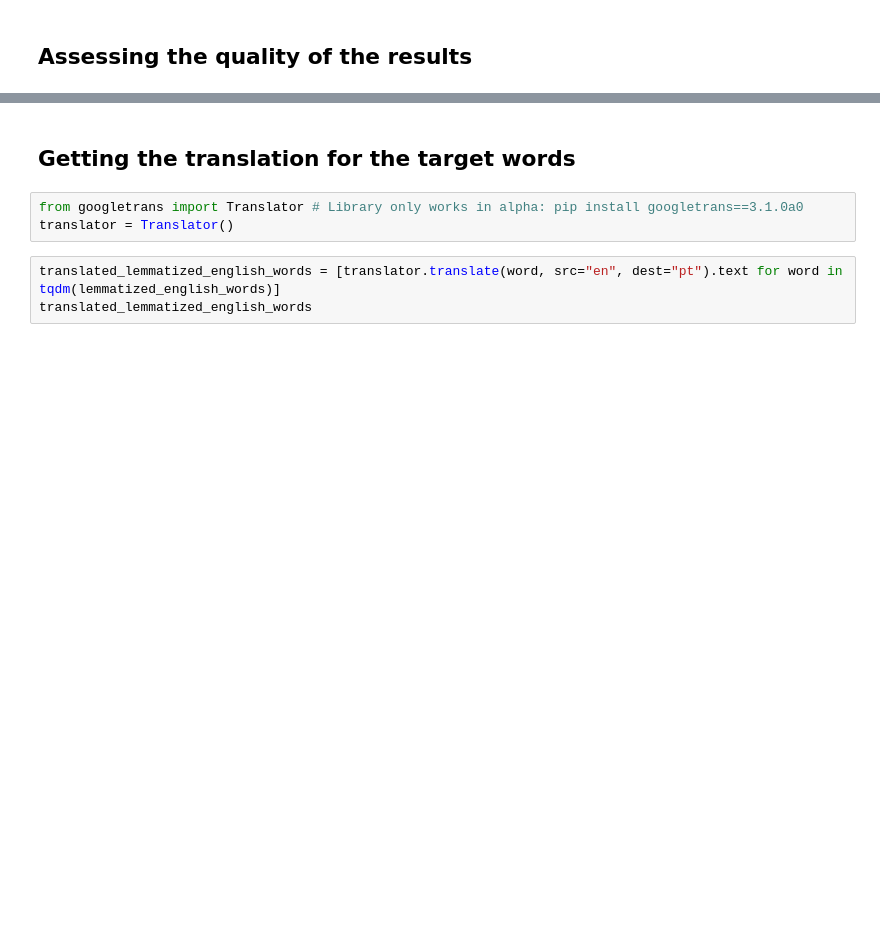
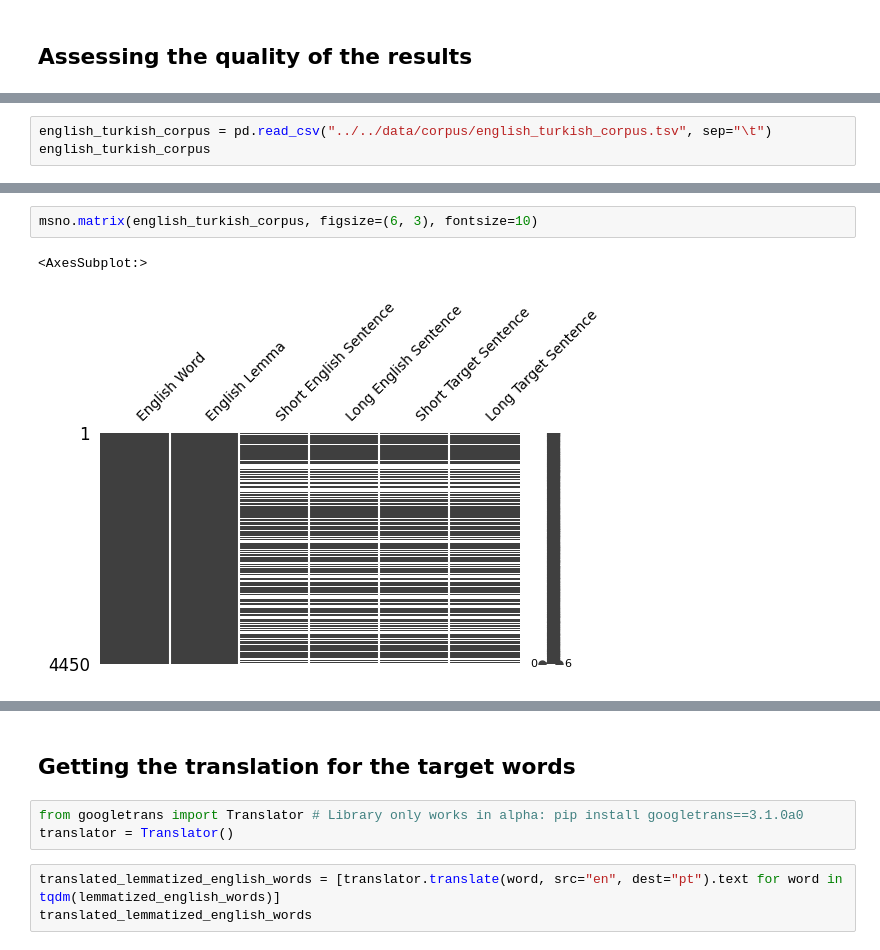
Before and after one commit to hugolpz/WeSpeaxExos, a Jupyter notebook: common/generation/tatoebaExerciseGeneration.ipynb, the cells around one changed output, grey strips where cells are left out. Drawn from its saved outputs; the diff is of its cells as text; blank space fills up the shorter version.

```diff
--- a/common/generation/tatoebaExerciseGeneration.ipynb
+++ b/common/generation/tatoebaExerciseGeneration.ipynb
@@ -157,2 +192,5 @@ Long Target Sentence      4053
 dtype: int64
 Number of words with only one sentence: 0
+# %%
+english_turkish_corpus = pd.read_csv("../../data/corpus/english_turkish_corpus.tsv", sep="\t")
+english_turkish_corpus
@@ -158,0 +211,5 @@ Number of words with only one sentence: 0
+# %%
+msno.matrix(english_turkish_corpus, figsize=(6, 3), fontsize=10)
+# %% [output]
+<AxesSubplot:>
+[figure, added]
```
Also changed, not shown: parts of 11 cells of this notebook, 6 other files.
